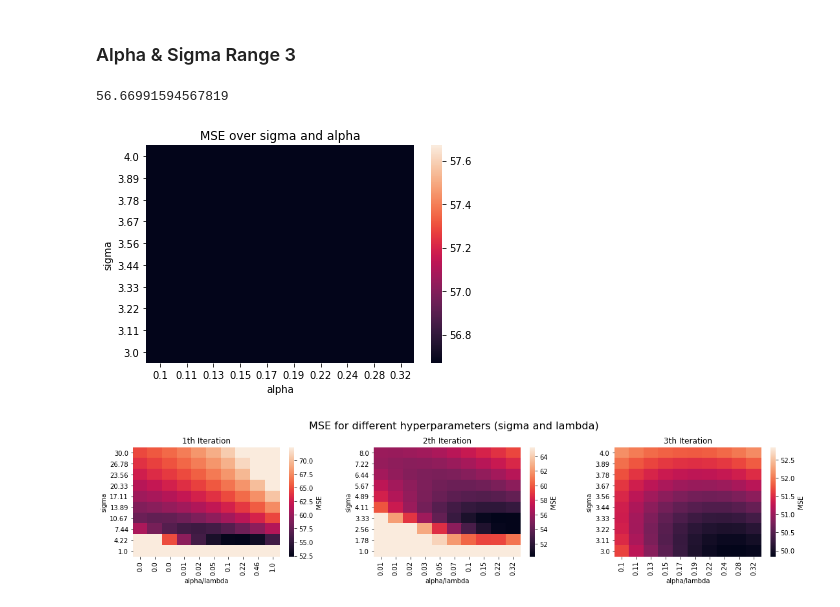
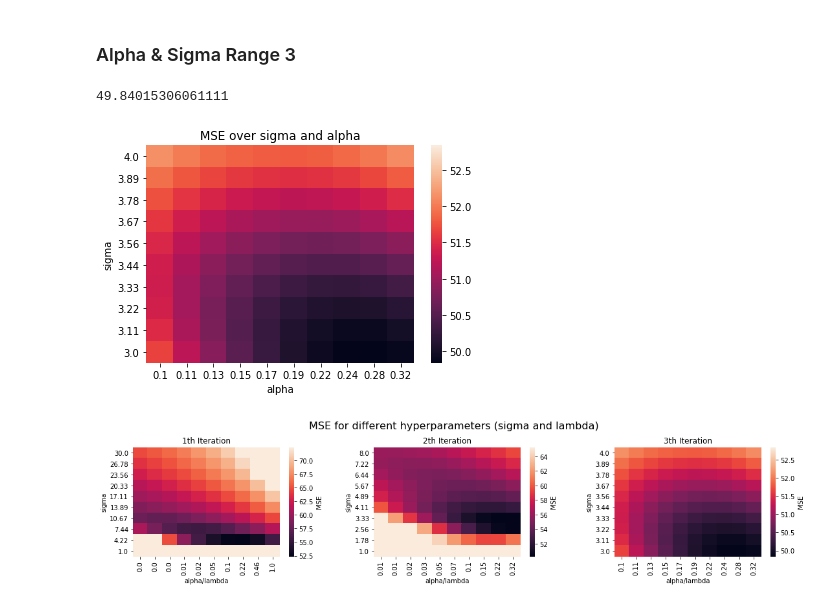
Before and after one commit to mogottsch/dsml_2020_magma, a Jupyter notebook: 3_predictive_analytics/Radial Basis Function.ipynb, the cells around one changed output. Saved outputs shown, nothing was run; the diff lists cells and outputs as text; code cells hidden in the pictures.

```diff
--- a/3_predictive_analytics/Radial Basis Function.ipynb
+++ b/3_predictive_analytics/Radial Basis Function.ipynb
@@ -324,20 +352,20 @@ alpha_range = np.logspace(-1, -0.5, 10)
 du_errors_3 = calc_errors(sigma_range, alpha_range)
 # %%
-du_vmin_3 = errors_3.values.min()
+du_vmin_3 = du_errors_3.values.min()
 du_vmin_3
 # %% [output]
-56.66991594567819
+49.84015306061111
 # %%
-ax = sns.heatmap(du_errors_3, vmin=du_vmin_3, vmax=du_vmin_3+1,
+ax = sns.heatmap(du_errors_3, vmin=du_vmin_3, vmax=du_vmin_3+3,
                  xticklabels=du_errors_3.columns.values.round(2),
                  yticklabels=du_errors_3.index.values.round(2))
 ax.set_xlabel('alpha')
 ax.set_ylabel('sigma')
 ax.set_title('MSE over sigma and alpha')
 
 plt.show()
 # %% [output]
-[figure, old version]
+[figure, new version]
 # %%
 fig,axes = plt.subplots(nrows=1, ncols=3 ,figsize=(16,4))
 
```
Also changed, not shown: parts of 14 cells of this notebook.
